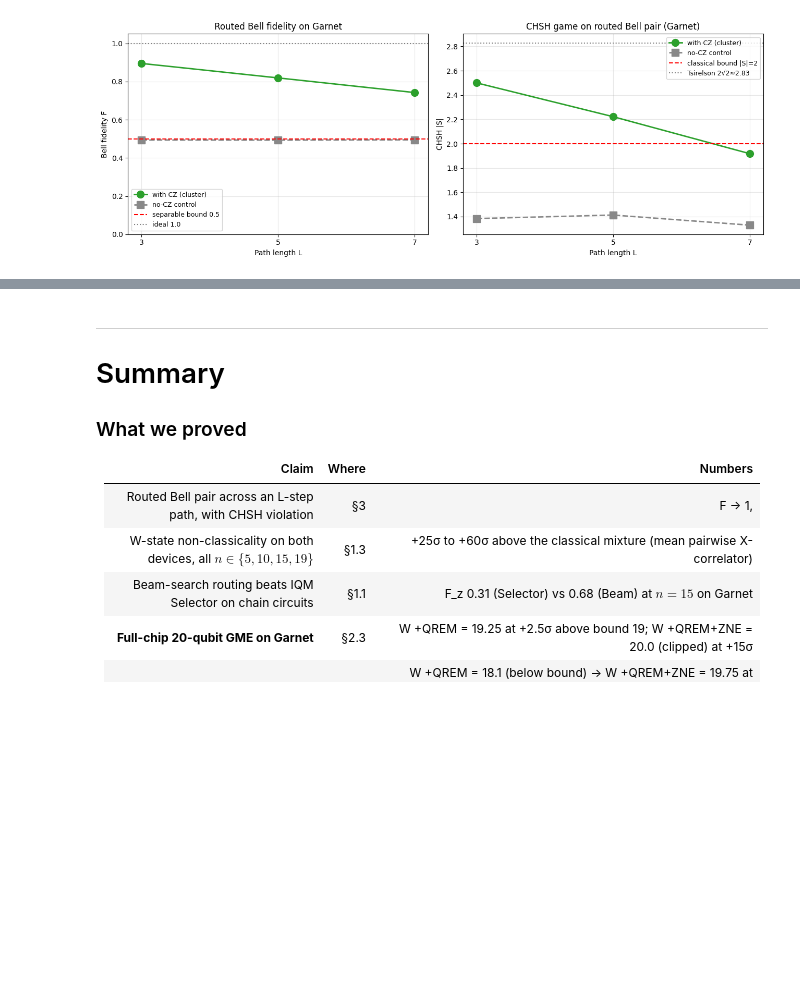
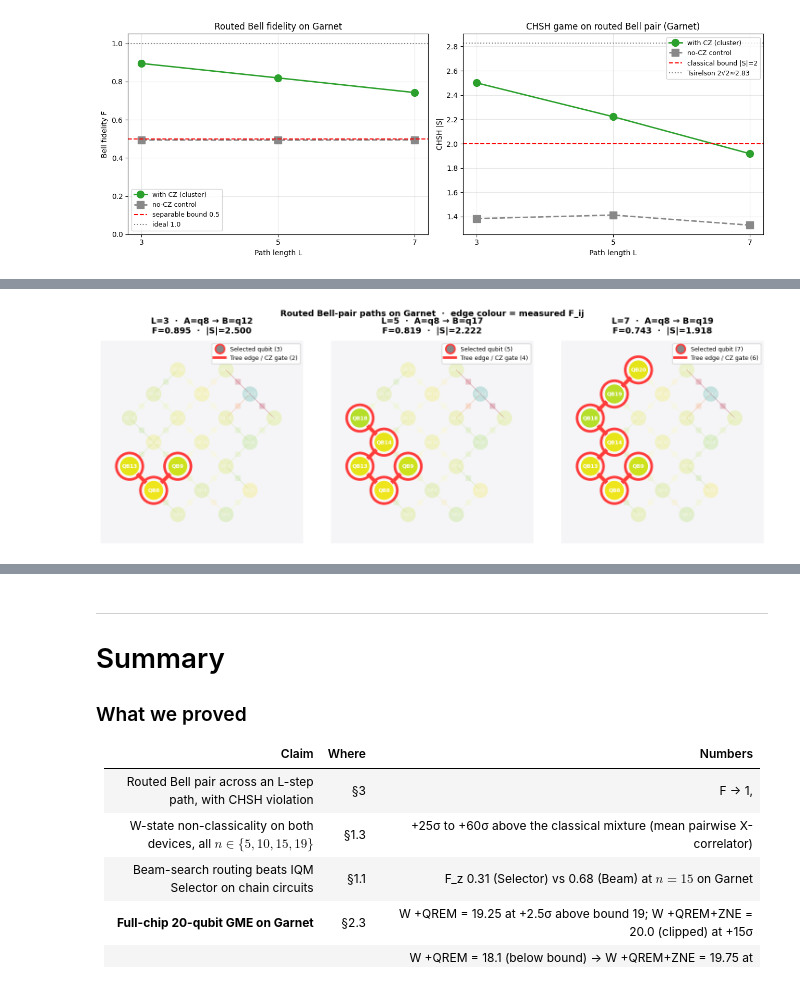
Before and after one commit to GrigoVyd/iqm_qte, a Jupyter notebook: experiments/witness_my_entanglement.ipynb, the cells around one changed output, grey strips where cells are left out. Drawn from its saved outputs; the diff is of its cells as text; code cells hidden in the pictures; blank space fills up the shorter version.

```diff
--- a/experiments/witness_my_entanglement.ipynb
+++ b/experiments/witness_my_entanglement.ipynb
@@ -1453,0 +1456,35 @@ if routed_data:
+# %%
+# Per-L chip-layout view of the routed Bell paths.
+backend_g = backend_garnet
+qm_g, _ = get_qubit_metrics(backend_g)
+metrics_g = {q: {"readout_fidelity": qm_g.get(q, {}).get("readout_fidelity", float("nan"))}
+              for q in range(backend_g.num_qubits)}
+F_g = F_per_device.get("garnet", {})
+pos_g = _device_layout(backend_g)
+
+if routed_data:
+    Ls = sorted(int(k) for k in routed_data)
+    fig, axes = plt.subplots(1, len(Ls), figsize=(5*len(Ls), 5.2))
+    if len(Ls) == 1:
+        axes = [axes]
+    for ax, L in zip(axes, Ls):
+        blob = routed_data[str(L)]
+        path = blob["path"]
+        edges = [(path[i], path[i+1]) for i in range(len(path)-1)]
+        bf = blob["with_cz"]["bell_fidelity"]
+        ch = blob["with_cz"]["chsh"]
+        plot_device_topology(
+            backend_g, metrics=metrics_g, cz_fidelities=F_g,
+            color_by="readout_fidelity",
+            highlight_qubits=path, highlight_edges=edges,
+            title=(f"L={L}  ·  A=q{path[0]} → B=q{path[-1]}\n"
+                    f"F={bf['F']:.3f}  ·  |S|={ch['abs_S']:.3f}"),
+            ax=ax, pos=pos_g, show_labels=True, spotlight=True,
+        )
+    fig.suptitle("Routed Bell-pair paths on Garnet  ·  edge colour = measured F_ij",
+                  fontsize=13, fontweight="bold", y=0.995)
+    plt.tight_layout()
+    plt.savefig(OUT / "routed_paths_garnet.png", dpi=130, bbox_inches="tight")
+    plt.show()
+# %% [output]
+[figure, added]
```
Also changed, not shown: parts of 7 cells of this notebook, 3 other files.
